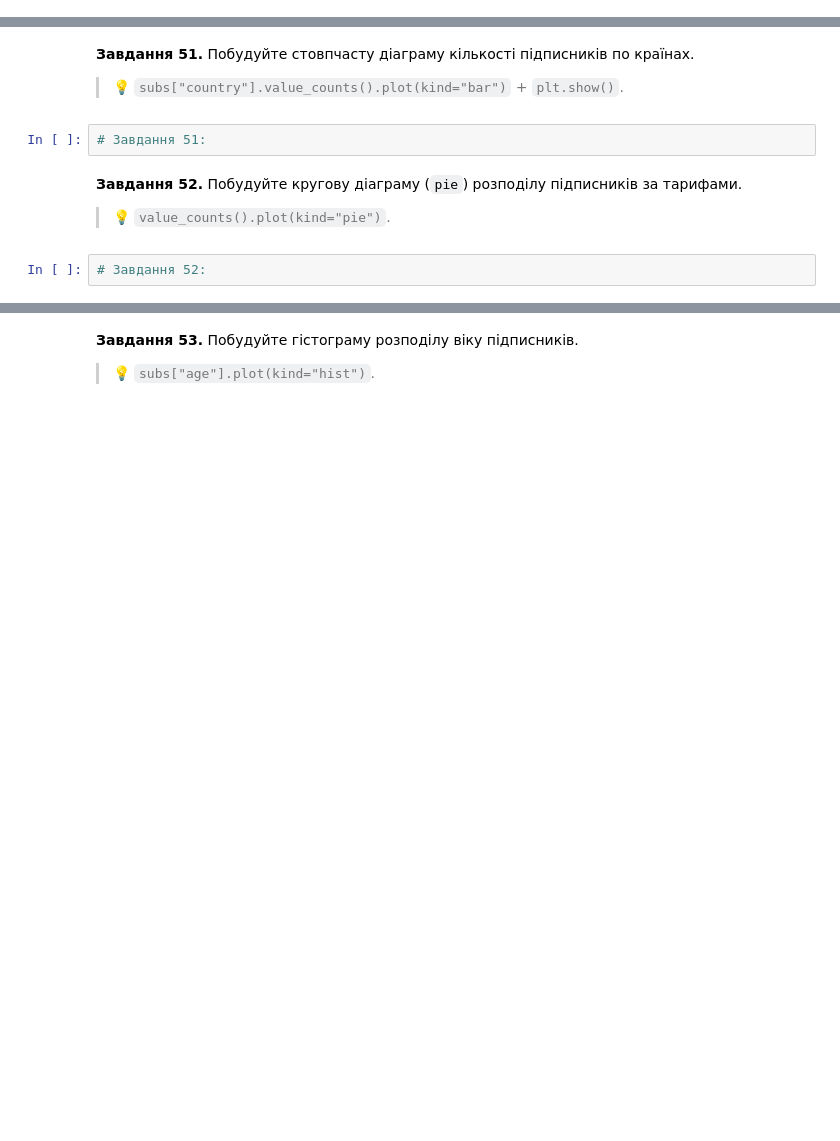
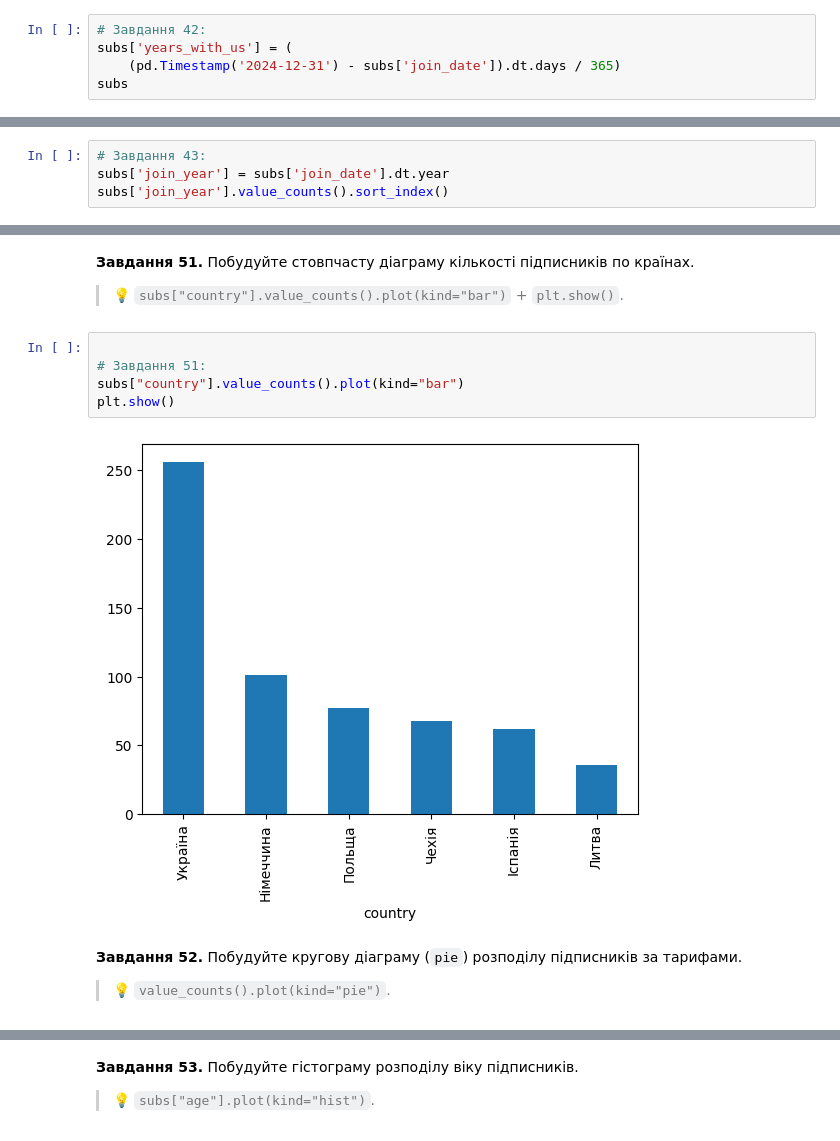
Before and after one commit to edik06031-rgb/DTA_2026, a Jupyter notebook: HW/Pandas_viz_practice.ipynb, the cells around one changed output, grey strips where cells are left out. Cells and saved outputs as stored; diff of their text form; blank space fills up the shorter version.

```diff
--- a/HW/Pandas_viz_practice.ipynb
+++ b/HW/Pandas_viz_practice.ipynb
@@ -748,0 +798,5 @@ sess.dt.month
+# %%
+# Завдання 42:
+subs['years_with_us'] = (
+    (pd.Timestamp('2024-12-31') - subs['join_date']).dt.days / 365)
+subs
@@ -754,0 +821,4 @@ sess.dt.month
+# %%
+# Завдання 43:
+subs['join_year'] = subs['join_date'].dt.year
+subs['join_year'].value_counts().sort_index()
@@ -825,11 +977,14 @@ pandas вміє будувати швидкі графіки прямо з да
 **Завдання 51.** Побудуйте стовпчасту діаграму кількості підписників по країнах.
 
 > 💡 `subs["country"].value_counts().plot(kind="bar")` + `plt.show()`.
-# %%
-# Завдання 51:
+# %%
+
+# Завдання 51:
+subs["country"].value_counts().plot(kind="bar")
+plt.show()
+# %% [output]
+[figure, added]
 # %% [markdown]
 **Завдання 52.** Побудуйте кругову діаграму (`pie`) розподілу підписників за тарифами.
 
 > 💡 `value_counts().plot(kind="pie")`.
-# %%
-# Завдання 52:
```
Also changed, not shown: parts of 37 cells of this notebook.
